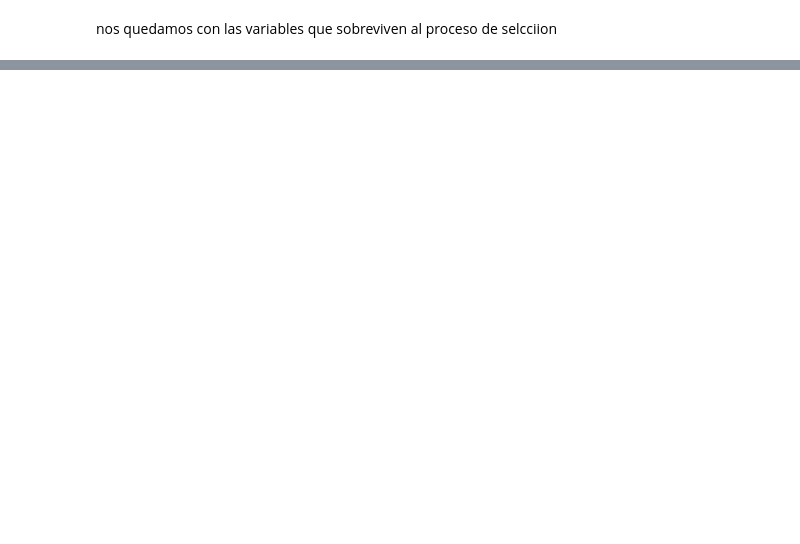
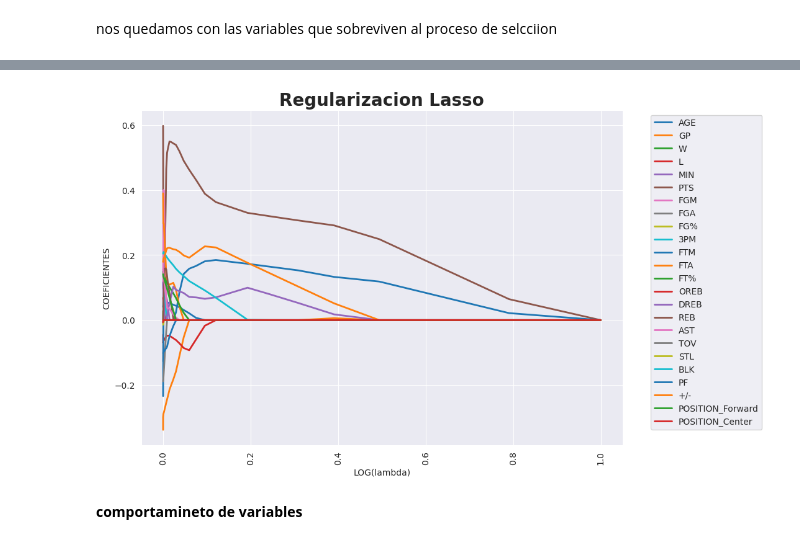
Before and after one commit to GORDIAN12/machine_learning, a Jupyter notebook: Regularization/regularization.ipynb, the cells around one changed output, grey strips where cells are left out. Saved outputs shown, nothing was run; the diff lists cells and outputs as text; code cells hidden in the pictures; blank space fills up the shorter version.

```diff
--- a/Regularization/regularization.ipynb
+++ b/Regularization/regularization.ipynb
@@ -371,0 +373,41 @@ plt.show()
+# %%
+scaler=StandardScaler()
+# %%
+nba_reg = nba.drop(['NAME'], axis=1)
+nba_reg_numericas = nba_reg.select_dtypes(include=['float64', 'int64'])
+nba_reg_columns = nba_reg_numericas.columns
+
+scaled = scaler.fit_transform(nba_reg_numericas)
+nba_reg_numericas=pd.DataFrame(scaled, columns=nba_reg_columns)
+
+nba_reg=pd.concat([nba_reg_numericas, df_dummies], axis=1)
+x = nba_reg.drop(['AVG_SALARY'], axis=1)
+y = nba_reg['AVG_SALARY']
+# %%
+x_train, x_test, y_train, y_test = train_test_split(x, y, test_size=0.3, random_state=semilla)
+# %%
+n_alphas = 50
+alphas = np.logspace(-5, 0, n_alphas)
+coefs = []
+for a in alphas:
+    lasso = Lasso(alpha=a, fit_intercept=False)
+    lasso.fit(x_train, y_train)
+    coefs.append(lasso.coef_)
+# %%
+fig, ax = plt.subplots(figsize=(10, 7))
+l1 = plt.plot(alphas, coefs, linewidth=2)
+ax.set_title('Regularizacion Lasso', fontweight='bold', fontsize=20)
+ax.legend(coeficientes.columns, fontsize=10 ,loc='best', bbox_to_anchor=(1.05, 1))
+ax.spines['right'].set_visible(False)
+ax.spines['top'].set_visible(False)
+
+ax.set_ylabel('COEFICIENTES', fontsize=10)
+ax.set_xlabel('LOG(lambda)', fontsize=10)
+
+plt.xticks(rotation=90, fontsize=10)
+plt.yticks(fontsize=10)
+plt.show()
+# %% [output]
+[figure, added]
+# %% [markdown]
+**comportamineto de variables**
```
Also changed, not shown: parts of 11 cells of this notebook.
